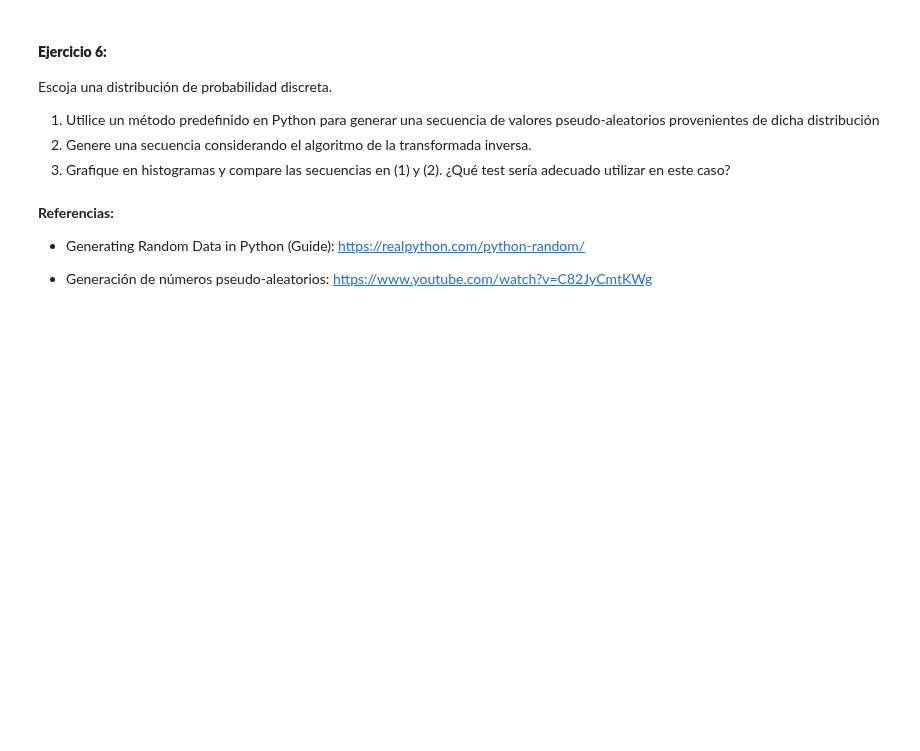
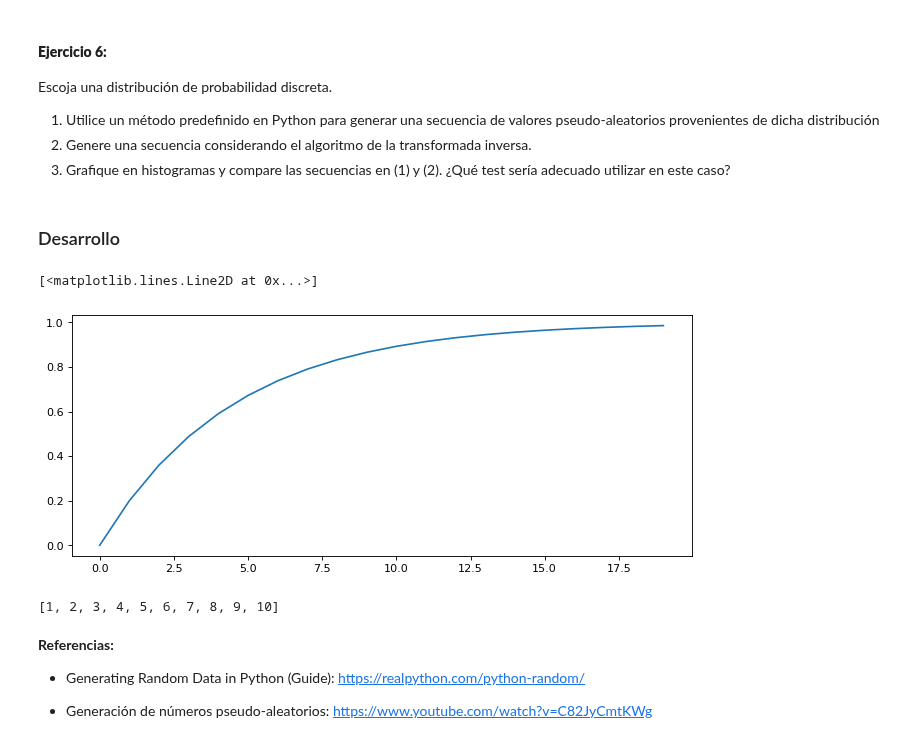
Before and after one commit to estebantejeda/INFO274, a Jupyter notebook: lab4/Laboratorio 4.ipynb, the cells around one changed output. Drawn from its saved outputs; the diff is of its cells as text; code cells hidden in the pictures; blank space fills up the shorter version.

```diff
--- a/lab4/Laboratorio 4.ipynb
+++ b/lab4/Laboratorio 4.ipynb
@@ -224,3 +279,5 @@ Escoja una distribución de probabilidad discreta.
 1. Utilice un método predefinido en Python para generar una secuencia de valores pseudo-aleatorios provenientes de dicha distribución
 2. Genere una secuencia considerando el algoritmo de la transformada inversa.
 3. Grafique en histogramas y compare las secuencias en (1) y (2). ¿Qué test sería adecuado utilizar en este caso?
+# %% [markdown]
+### Desarrollo
@@ -227,3 +287,27 @@ Escoja una distribución de probabilidad discreta.
+# %%
+fig, axs = plt.subplots(1, 1,figsize=(10, 4), dpi=80)
+
+datos_g = []
+p0=0.2
+probs=[]
+largo = list(range(20))
+for i in largo:
+    datos_g.append(stats.geom.cdf(k=i,p=p0))
+    probs.append(stats.geom.pmf(k=i,p=p0))
+
+axs.plot(datos_g)
+# %% [output]
+[<matplotlib.lines.Line2D at 0x...>]
+[figure, added]
+# %%
+probs = np.sort(probs)
+X=[]
+for i in largo:
+    if sum(probs[:i-1])<=datos_g[i] and datos_g[i]<sum(probs[i:]):
+        X.append(i);
+display(X)
+# %% [output]
+[1, 2, 3, 4, 5, 6, 7, 8, 9, 10]
 # %% [markdown]
 **Referencias:**
 
```
Also changed, not shown: parts of 12 cells of this notebook.
